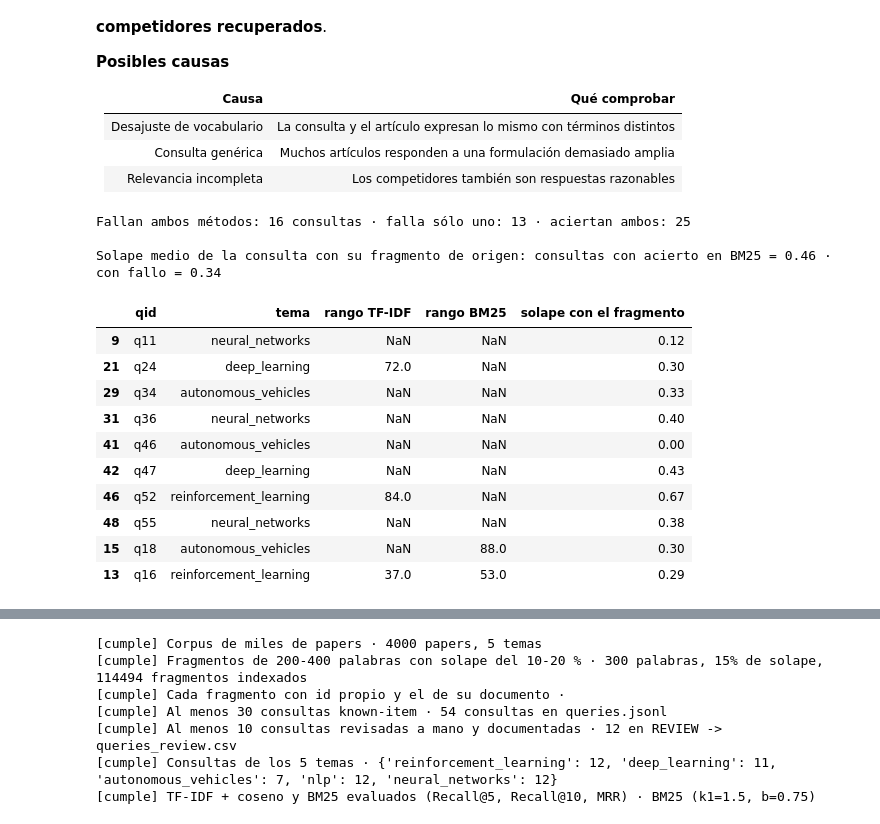
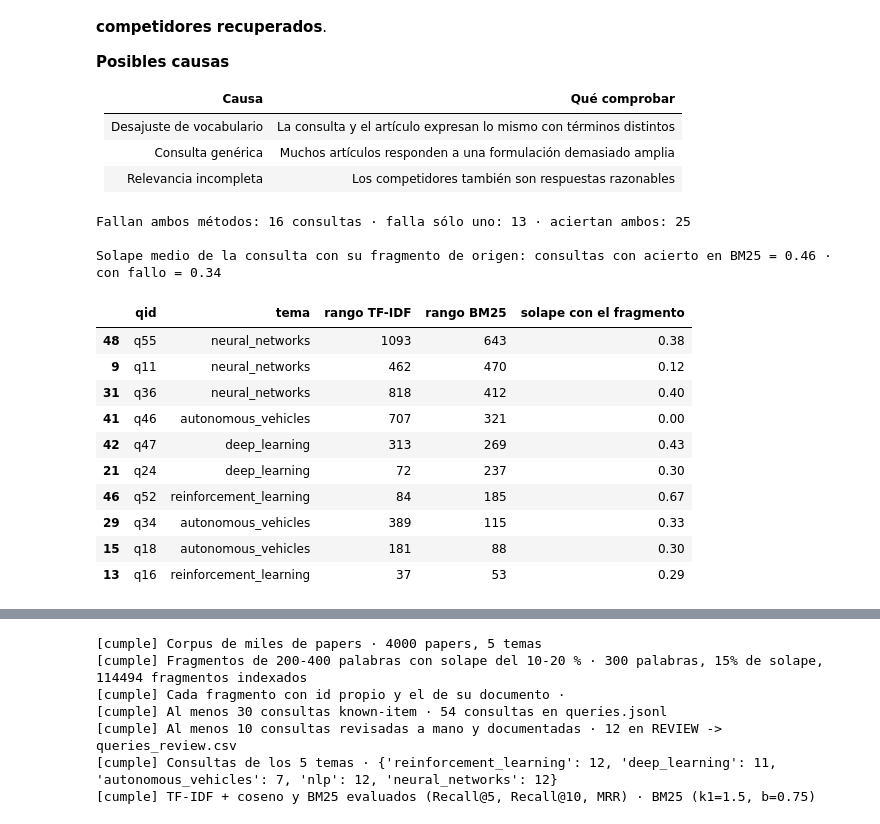
Before and after one commit to mahernto/research-assistant, a Jupyter notebook: milestone_1.ipynb, the cells around one changed output, grey strips where cells are left out. Cells and saved outputs as stored; diff of their text form; code cells hidden in the pictures.

```diff
--- a/milestone_1.ipynb
+++ b/milestone_1.ipynb
@@ -650,6 +738,14 @@ if IN_COLAB and LLM_BACKEND == 'ollama' and REGENERATE_QUERIES:
     !ollama pull llama3.1:8b
 # %%
 def generate_candidates():
+    """Genera N_CANDIDATES consultas candidatas con el LLM y las puntúa con el juez.
+
+    Para cada fragmento de origen (sample_source_chunks) y su estilo asignado (STYLE_PLAN):
+      1. pide al LLM una consulta con GEN_PROMPT (título, resumen, fragmento e instrucción del estilo);
+      2. pide al juez las notas `match` y `specific` con JUDGE_PROMPT;
+      3. guarda la consulta con su artículo relevante (el del fragmento), tema, estilo y notas.
+    Si el LLM no responde, la candidata se omite. Devuelve una lista de diccionarios, una por candidata.
+    """
     cands = []
     for i, row in enumerate(tqdm(sample_source_chunks(N_CANDIDATES, SEED + 2), desc='consultas'), 1):
         doc = docs_by_id[row['doc_id']]
@@ -1014,0 +1118,14 @@ Por ejemplo, encontrarlo en primera posición aporta 1; en quinta, 0.2. Se repor
+# %%
+queries = read_jsonl(QUERIES_FILE)
+assert queries, 'queries.jsonl está vacío: revisad la sección 3'
+query_tokens = preprocess([q['query'] for q in queries])
+relevants = [set(q['relevant_ids']) for q in queries]
+source_chunks = [q['source_chunk'] for q in queries]
+q_topic = [docs_by_id[q['relevant_ids'][0]]['topic'] for q in queries]
+print(f'{len(queries)} consultas')
+for q, toks in list(zip(queries, query_tokens))[:3]:
+    print(f'  {q["query"]}\n   -> {toks}')
+
+doc_ids = docs_df['doc_id'].tolist()
+chunk_doc_idx = chunks_df['doc_id'].map({d: i for i, d in enumerate(doc_ids)}).to_numpy()  # artículo de cada fragmento
+chunk_ids = chunks_df['chunk_id'].to_numpy()
@@ -1087,8 +1173,7 @@ def evaluate(scores):
     doc_rank = [top_docs(s) for s in scores]
     chunk_rank = [top_chunks(s) for s in scores]
     res = {f'Recall@{k}': recall_at_k(doc_rank, relevants, k) for k in KS}
-    res['MRR@10'] = mrr(doc_rank, relevants, 10)
-    res['MRR@100'] = mrr(doc_rank, relevants, MAX_DEPTH)
+    res['MRR'] = mrr(doc_rank, relevants)  # sobre el ranking completo, sin corte
     res.update({f'Fragmento origen @{k}': chunk_hit_at_k(chunk_rank, source_chunks, k) for k in KS})
     return res, doc_rank, chunk_rank
 
@@ -1119,7 +1204,7 @@ El desglose por tema y la curva Recall@K complementan la media global. Hay que l
 names = list(S)
 hit10 = {n: recalls_at_k(doc_rankings[n], relevants, 10) for n in names}
 hit5 = {n: recalls_at_k(doc_rankings[n], relevants, 5) for n in names}
-rr10 = {n: reciprocal_ranks(doc_rankings[n], relevants, 10) for n in names}
+rr = {n: reciprocal_ranks(doc_rankings[n], relevants) for n in names}
 
 def bootstrap(values, n_boot=5000, seed=SEED):
     """Media e intervalo de confianza al 95 % por bootstrap sobre las consultas."""
@@ -1131,12 +1216,12 @@ def bootstrap(values, n_boot=5000, seed=SEED):
 rows = {}
 for n in names:
     rows[n] = {label: '{:.3f} [{:.3f}, {:.3f}]'.format(*bootstrap(v)) for label, v in
-               (('Recall@5', hit5[n]), ('Recall@10', hit10[n]), ('MRR@10', rr10[n]))}
+               (('Recall@5', hit5[n]), ('Recall@10', hit10[n]), ('MRR', rr[n]))}
 print('Media [IC 95 % bootstrap]')
 display(pd.DataFrame(rows).T)
 
 a, b = names
-for label, (va, vb) in {'Recall@10': (hit10[a], hit10[b]), 'MRR@10': (rr10[a], rr10[b])}.items():
+for label, (va, vb) in {'Recall@10': (hit10[a], hit10[b]), 'MRR': (rr[a], rr[b])}.items():
     m, lo, hi = bootstrap(vb - va)
     print(f'Diferencia {label}  ({b}) − ({a}): {m:+.3f}  IC 95 % [{lo:+.3f}, {hi:+.3f}]  ->',
           'el intervalo no incluye 0' if lo > 0 or hi < 0 else 'el intervalo incluye 0: no hay evidencia de diferencia')
@@ -1149,7 +1234,7 @@ for t in TOPICS:
         row = {'tema': t, 'consultas': len(idx)}
         for n in names:
             row[f'Recall@10 {short[n]}'] = hit10[n][idx].mean()
-            row[f'MRR@10 {short[n]}'] = rr10[n][idx].mean()
+            row[f'MRR {short[n]}'] = rr[n][idx].mean()
         rows.append(row)
 display(pd.DataFrame(rows).round(3).set_index('tema'))
 # %% [output]
@@ -1228,43 +1313,43 @@ Para cada caso, revisamos **la consulta, sus términos, la posición del artícu
 # %%
 chunk_tokens_by_id = dict(zip(chunks_df['chunk_id'], corpus))
 def rank_in(ranking, doc_id):
-    """Posición (1 = primero) del documento en el ranking; inf si no está entre los MAX_DEPTH primeros."""
+    """Posición (1 = primero) del documento en el ranking; inf si no se recupera."""
     return ranking.index(doc_id) + 1 if doc_id in ranking else np.inf
 
 rank_cols = {n: [rank_in(doc_rankings[n][i], q['relevant_ids'][0]) for i, q in enumerate(queries)] for n in names}
 
 per_query = pd.DataFrame({'qid': [q['qid'] for q in queries], 'tema': q_topic,
                           'rango ' + short[a]: rank_cols[a], 'rango ' + short[b]: rank_cols[b]})
 per_query['solape con el fragmento'] = [
     np.mean([t in set(chunk_tokens_by_id[q['source_chunk']]) for t in toks]) if toks else 0.0
     for q, toks in zip(queries, query_tokens)]
 
 ra, rb = per_query['rango ' + short[a]], per_query['rango ' + short[b]]
 both_fail = per_query[(ra > 10) & (rb > 10)]
 only_one = per_query[((ra > 10) ^ (rb > 10))]
 print(f'Fallan ambos métodos: {len(both_fail)} consultas · falla sólo uno: {len(only_one)} · aciertan ambos: {len(per_query) - len(both_fail) - len(only_one)}')
 
 hit = (rb <= 10)
 print('\nSolape medio de la consulta con su fragmento de origen:',
       f'consultas con acierto en BM25 = {per_query.loc[hit, "solape con el fragmento"].mean():.2f} · '
       f'con fallo = {per_query.loc[~hit, "solape con el fragmento"].mean():.2f}')
 
 display(per_query.replace(np.inf, np.nan).round(2).sort_values('rango ' + short[b], ascending=False, na_position='first').head(10))
 # %% [output]
 Fallan ambos métodos: 16 consultas · falla sólo uno: 13 · aciertan ambos: 25
 
 Solape medio de la consulta con su fragmento de origen: consultas con acierto en BM25 = 0.46 · con fallo = 0.34
 |  | qid | tema | rango TF-IDF | rango BM25 | solape con el fragmento |
-| 9 | q11 | neural_networks | NaN | NaN | 0.12 |
-| 21 | q24 | deep_learning | 72.0 | NaN | 0.30 |
-| 29 | q34 | autonomous_vehicles | NaN | NaN | 0.33 |
-| 31 | q36 | neural_networks | NaN | NaN | 0.40 |
-| 41 | q46 | autonomous_vehicles | NaN | NaN | 0.00 |
-| 42 | q47 | deep_learning | NaN | NaN | 0.43 |
-| 46 | q52 | reinforcement_learning | 84.0 | NaN | 0.67 |
-| 48 | q55 | neural_networks | NaN | NaN | 0.38 |
-| 15 | q18 | autonomous_vehicles | NaN | 88.0 | 0.30 |
-| 13 | q16 | reinforcement_learning | 37.0 | 53.0 | 0.29 |
+| 48 | q55 | neural_networks | 1093 | 643 | 0.38 |
+| 9 | q11 | neural_networks | 462 | 470 | 0.12 |
+| 31 | q36 | neural_networks | 818 | 412 | 0.40 |
+| 41 | q46 | autonomous_vehicles | 707 | 321 | 0.00 |
+| 42 | q47 | deep_learning | 313 | 269 | 0.43 |
+| 21 | q24 | deep_learning | 72 | 237 | 0.30 |
+| 46 | q52 | reinforcement_learning | 84 | 185 | 0.67 |
+| 29 | q34 | autonomous_vehicles | 389 | 115 | 0.33 |
+| 15 | q18 | autonomous_vehicles | 181 | 88 | 0.30 |
+| 13 | q16 | reinforcement_learning | 37 | 53 | 0.29 |
 # %%
 def hint(i):
     toks = query_tokens[i]
```
Also changed, not shown: parts of 87 cells of this notebook, 3 other files.
